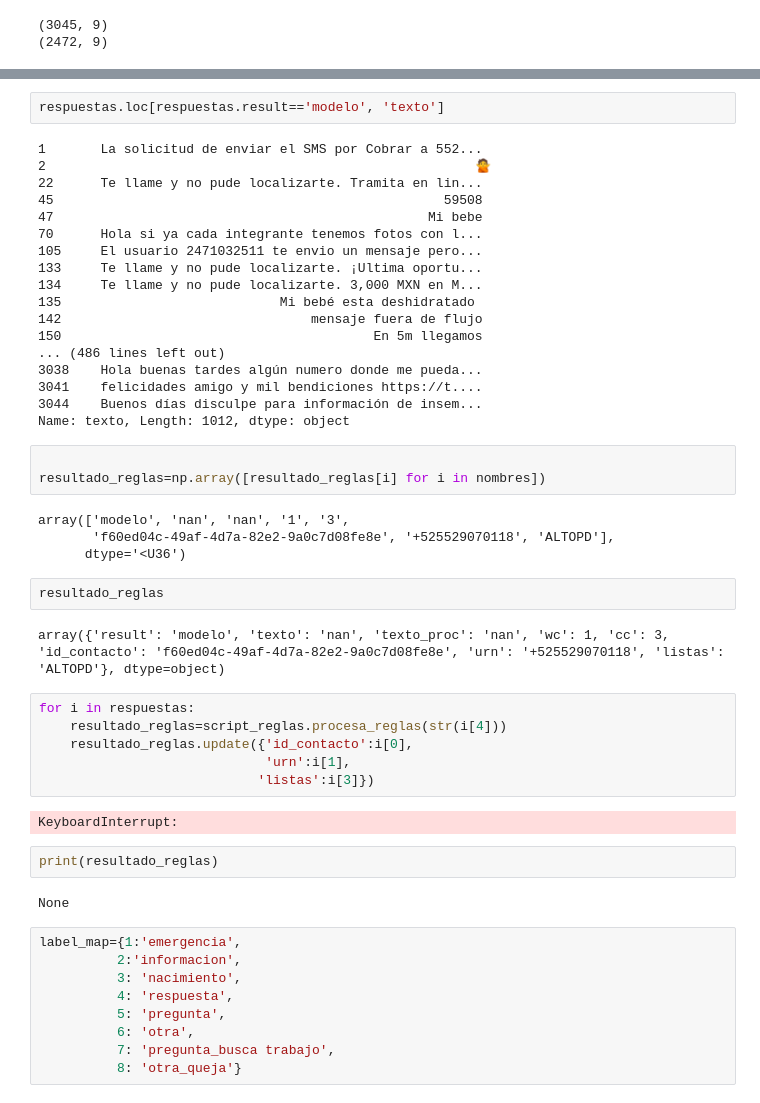
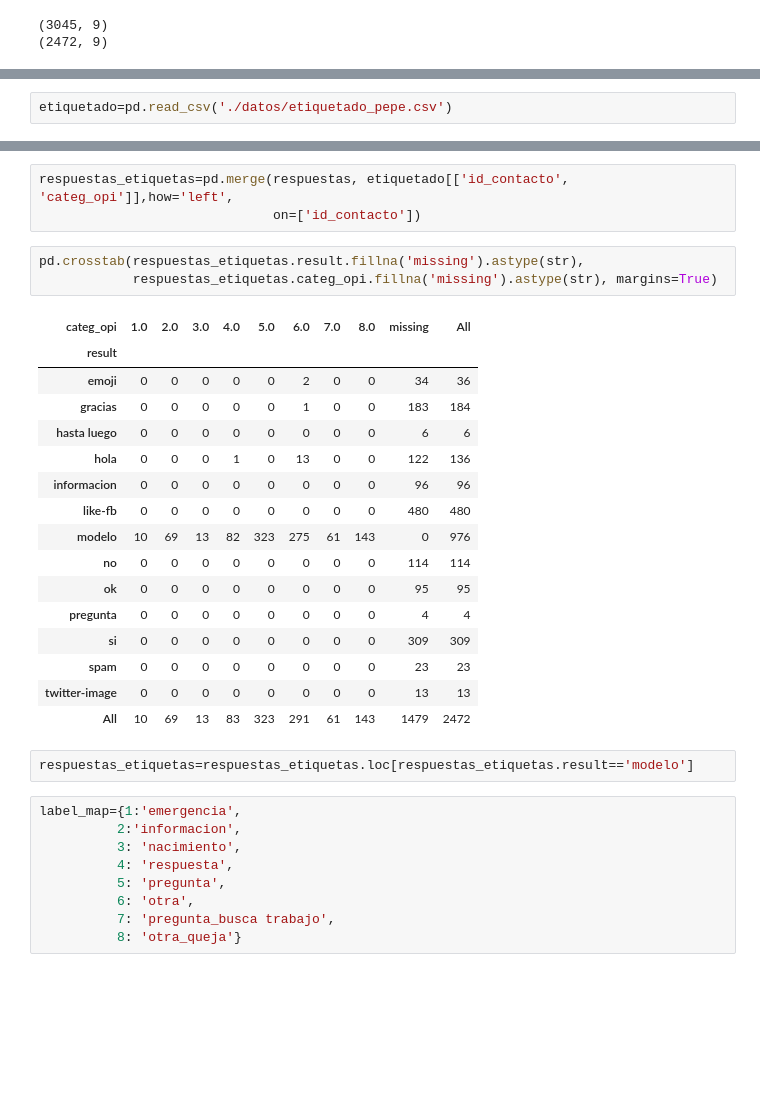
Before and after one commit to opintel/mi-salud, a Jupyter notebook: pipeline_modelo_2.ipynb, the cells around one changed output, grey strips where cells are left out. Cells and saved outputs as stored; diff of their text form; blank space fills up the shorter version.

```diff
--- a/pipeline_modelo_2.ipynb
+++ b/pipeline_modelo_2.ipynb
@@ -68,0 +60,2 @@ Name: texto, dtype: int64
+# %%
+etiquetado=pd.read_csv('./datos/etiquetado_pepe.csv')
@@ -69,46 +71,28 @@ Name: texto, dtype: int64
+# %%
+respuestas_etiquetas=pd.merge(respuestas, etiquetado[['id_contacto', 'categ_opi']],how='left',
+                              on=['id_contacto'])
+# %%
+pd.crosstab(respuestas_etiquetas.result.fillna('missing').astype(str),
+            respuestas_etiquetas.categ_opi.fillna('missing').astype(str), margins=True)
+# %% [output]
+| categ_opi | 1.0 | 2.0 | 3.0 | 4.0 | 5.0 | 6.0 | 7.0 | 8.0 | missing | All |
+| result |  |  |  |  |  |  |  |  |  |  |
+| emoji | 0 | 0 | 0 | 0 | 0 | 2 | 0 | 0 | 34 | 36 |
+| gracias | 0 | 0 | 0 | 0 | 0 | 1 | 0 | 0 | 183 | 184 |
+| hasta luego | 0 | 0 | 0 | 0 | 0 | 0 | 0 | 0 | 6 | 6 |
+| hola | 0 | 0 | 0 | 1 | 0 | 13 | 0 | 0 | 122 | 136 |
+| informacion | 0 | 0 | 0 | 0 | 0 | 0 | 0 | 0 | 96 | 96 |
+| like-fb | 0 | 0 | 0 | 0 | 0 | 0 | 0 | 0 | 480 | 480 |
+| modelo | 10 | 69 | 13 | 82 | 323 | 275 | 61 | 143 | 0 | 976 |
+| no | 0 | 0 | 0 | 0 | 0 | 0 | 0 | 0 | 114 | 114 |
+| ok | 0 | 0 | 0 | 0 | 0 | 0 | 0 | 0 | 95 | 95 |
+| pregunta | 0 | 0 | 0 | 0 | 0 | 0 | 0 | 0 | 4 | 4 |
+| si | 0 | 0 | 0 | 0 | 0 | 0 | 0 | 0 | 309 | 309 |
+| spam | 0 | 0 | 0 | 0 | 0 | 0 | 0 | 0 | 23 | 23 |
+| twitter-image | 0 | 0 | 0 | 0 | 0 | 0 | 0 | 0 | 13 | 13 |
+| All | 10 | 69 | 13 | 83 | 323 | 291 | 61 | 143 | 1479 | 2472 |
 # %%
-respuestas.loc[respuestas.result=='modelo', 'texto']
+respuestas_etiquetas=respuestas_etiquetas.loc[respuestas_etiquetas.result=='modelo']
-# %% [output]
-1       La solicitud de enviar el SMS por Cobrar a 552...
-2                                                       🙅
-22      Te llame y no pude localizarte. Tramita en lin...
-45                                                  59508
-47                                                Mi bebe
-70      Hola si ya cada integrante tenemos fotos con l...
-105     El usuario 2471032511 te envio un mensaje pero...
-133     Te llame y no pude localizarte. ¡Ultima oportu...
-134     Te llame y no pude localizarte. 3,000 MXN en M...
-135                            Mi bebé esta deshidratado
-142                                mensaje fuera de flujo
-150                                        En 5m llegamos
-... (486 lines left out)
-3038    Hola buenas tardes algún numero donde me pueda...
-3041    felicidades amigo y mil bendiciones https://t....
-3044    Buenos días disculpe para información de insem...
-Name: texto, Length: 1012, dtype: object
-# %%
-
-resultado_reglas=np.array([resultado_reglas[i] for i in nombres])
-# %% [output]
-array(['modelo', 'nan', 'nan', '1', '3',
-       'f60ed04c-49af-4d7a-82e2-9a0c7d08fe8e', '+525529070118', 'ALTOPD'],
-      dtype='<U36')
-# %%
-resultado_reglas
-# %% [output]
-array({'result': 'modelo', 'texto': 'nan', 'texto_proc': 'nan', 'wc': 1, 'cc': 3, 'id_contacto': 'f60ed04c-49af-4d7a-82e2-9a0c7d08fe8e', 'urn': '+525529070118', 'listas': 'ALTOPD'}, dtype=object)
-# %%
-for i in respuestas:
-    resultado_reglas=script_reglas.procesa_reglas(str(i[4]))
-    resultado_reglas.update({'id_contacto':i[0],
-                             'urn':i[1],
-                            'listas':i[3]})
-# %% [output]
-KeyboardInterrupt:
-# %%
-print(resultado_reglas)
-# %% [output]
-None
 # %%
 label_map={1:'emergencia',
           2:'informacion',
```
Also changed, not shown: parts of 81 cells of this notebook, 2 other files.
